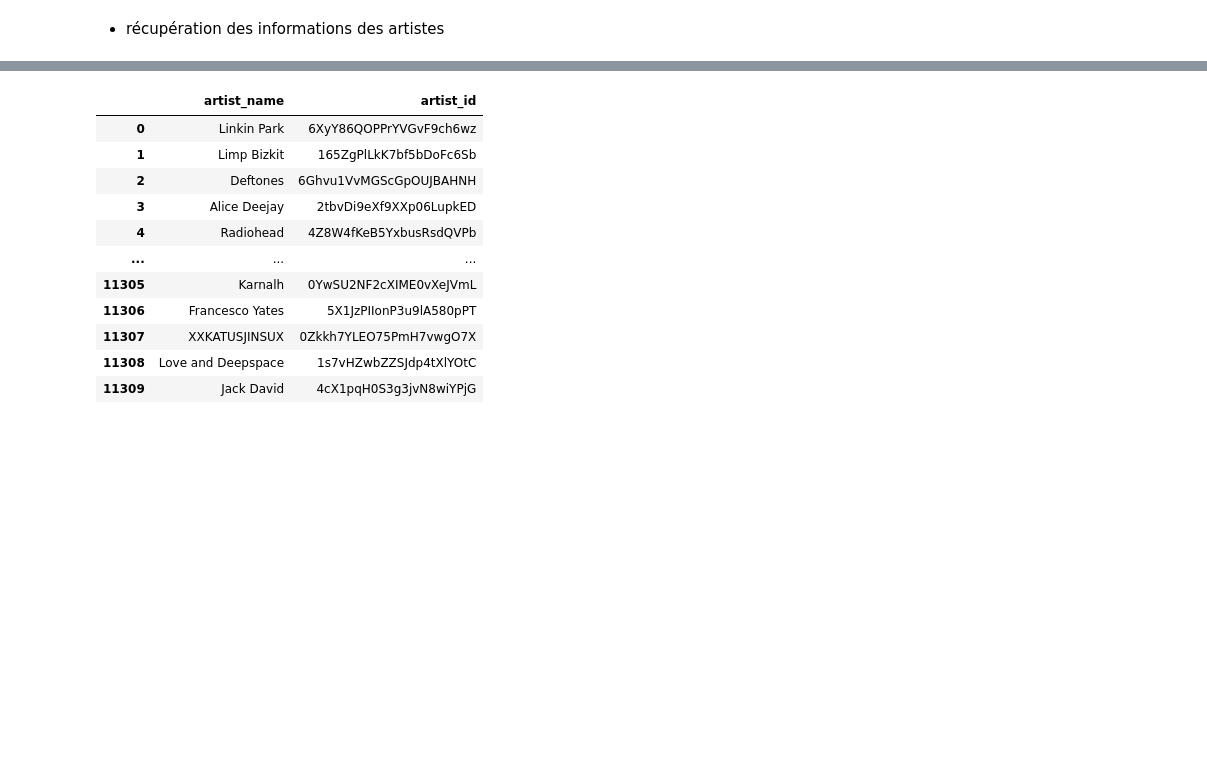
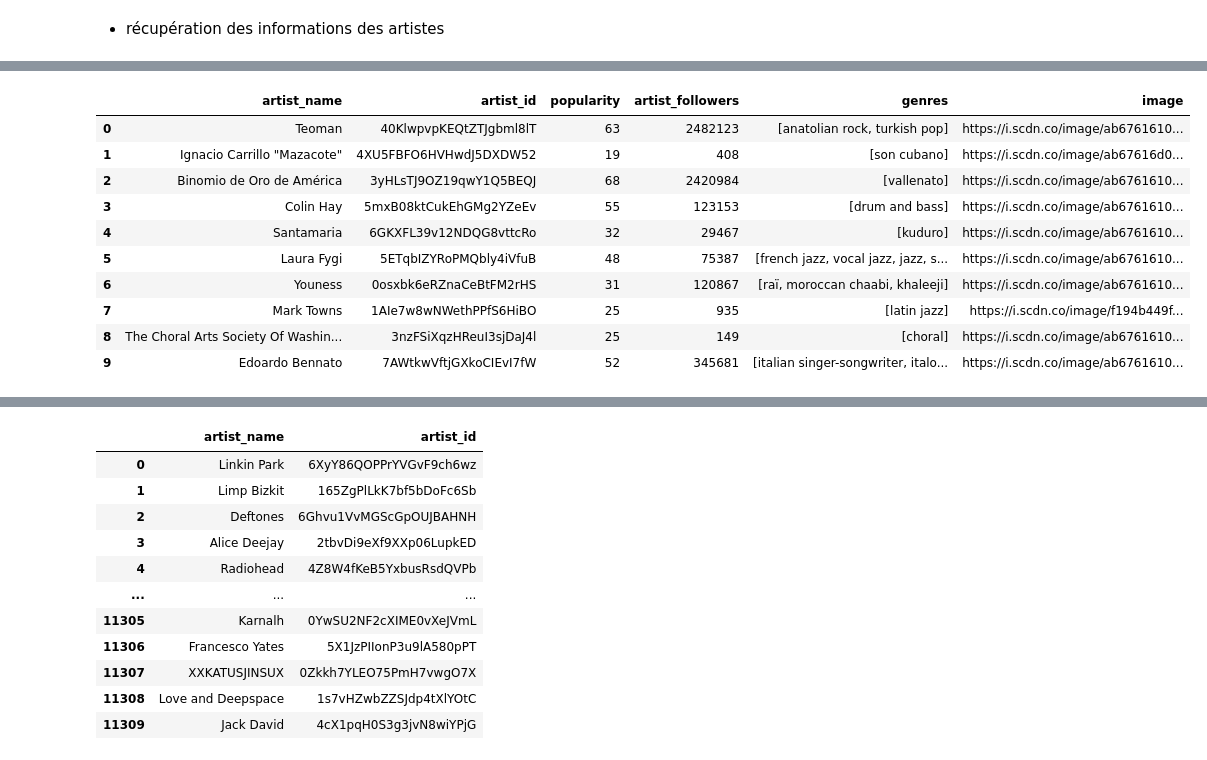
Before and after one commit to Yann-ML/PROJET_3_WCS, a Jupyter notebook: API_SPOTIFY/spotify_api.ipynb, the cells around one changed output, grey strips where cells are left out. Saved outputs shown, nothing was run; the diff lists cells and outputs as text; code cells hidden in the pictures; blank space fills up the shorter version.

```diff
--- a/API_SPOTIFY/spotify_api.ipynb
+++ b/API_SPOTIFY/spotify_api.ipynb
@@ -217 +285,15 @@ data = pd.read_csv('liste_artistes.csv')
+# %%
+df
+# %% [output]
+|  | artist_name | artist_id | popularity | artist_followers | genres | image |
+| 0 | Teoman | 40KlwpvpKEQtZTJgbml8lT | 63 | 2482123 | [anatolian rock, turkish pop] | https://i.scdn.co/image/ab6761610... |
+| 1 | Ignacio Carrillo "Mazacote" | 4XU5FBFO6HVHwdJ5DXDW52 | 19 | 408 | [son cubano] | https://i.scdn.co/image/ab67616d0... |
+| 2 | Binomio de Oro de América | 3yHLsTJ9OZ19qwY1Q5BEQJ | 68 | 2420984 | [vallenato] | https://i.scdn.co/image/ab6761610... |
+| 3 | Colin Hay | 5mxB08ktCukEhGMg2YZeEv | 55 | 123153 | [drum and bass] | https://i.scdn.co/image/ab6761610... |
+| 4 | Santamaria | 6GKXFL39v12NDQG8vttcRo | 32 | 29467 | [kuduro] | https://i.scdn.co/image/ab6761610... |
+| 5 | Laura Fygi | 5ETqbIZYRoPMQbly4iVfuB | 48 | 75387 | [french jazz, vocal jazz, jazz, s... | https://i.scdn.co/image/ab6761610... |
+| 6 | Youness | 0osxbk6eRZnaCeBtFM2rHS | 31 | 120867 | [raï, moroccan chaabi, khaleeji] | https://i.scdn.co/image/ab6761610... |
+| 7 | Mark Towns | 1AIe7w8wNWethPPfS6HiBO | 25 | 935 | [latin jazz] | https://i.scdn.co/image/f194b449f... |
+| 8 | The Choral Arts Society Of Washin... | 3nzFSiXqzHReuI3sjDaJ4l | 25 | 149 | [choral] | https://i.scdn.co/image/ab6761610... |
+| 9 | Edoardo Bennato | 7AWtkwVftjGXkoCIEvI7fW | 52 | 345681 | [italian singer-songwriter, italo... | https://i.scdn.co/image/ab6761610... |
 # %%
```
Also changed, not shown: parts of 14 cells of this notebook, 1 other file.
